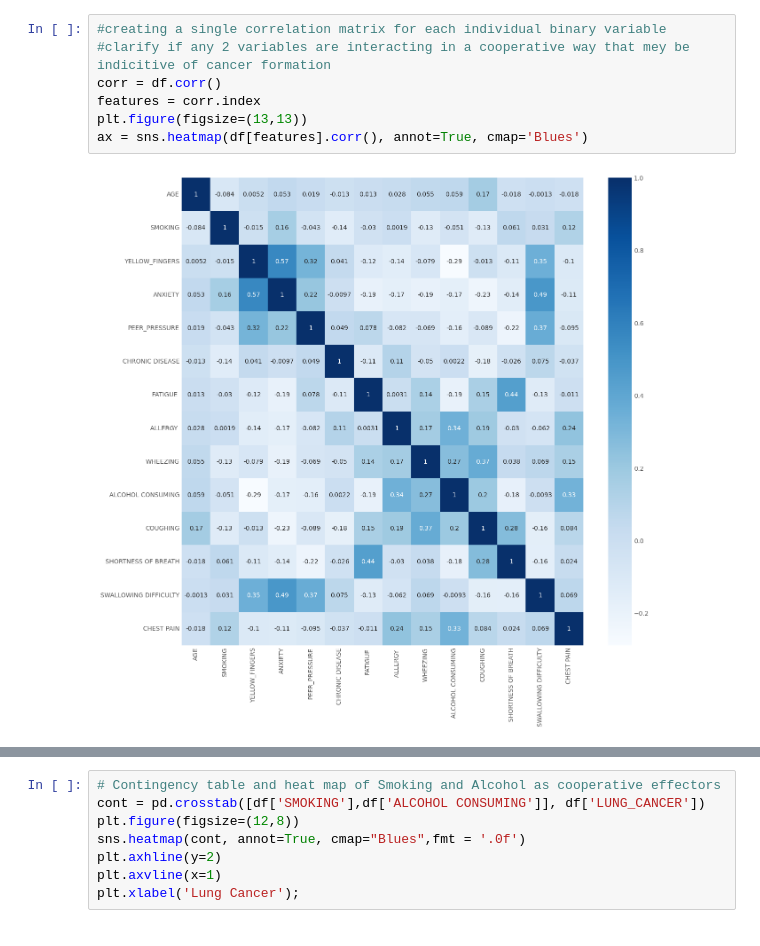
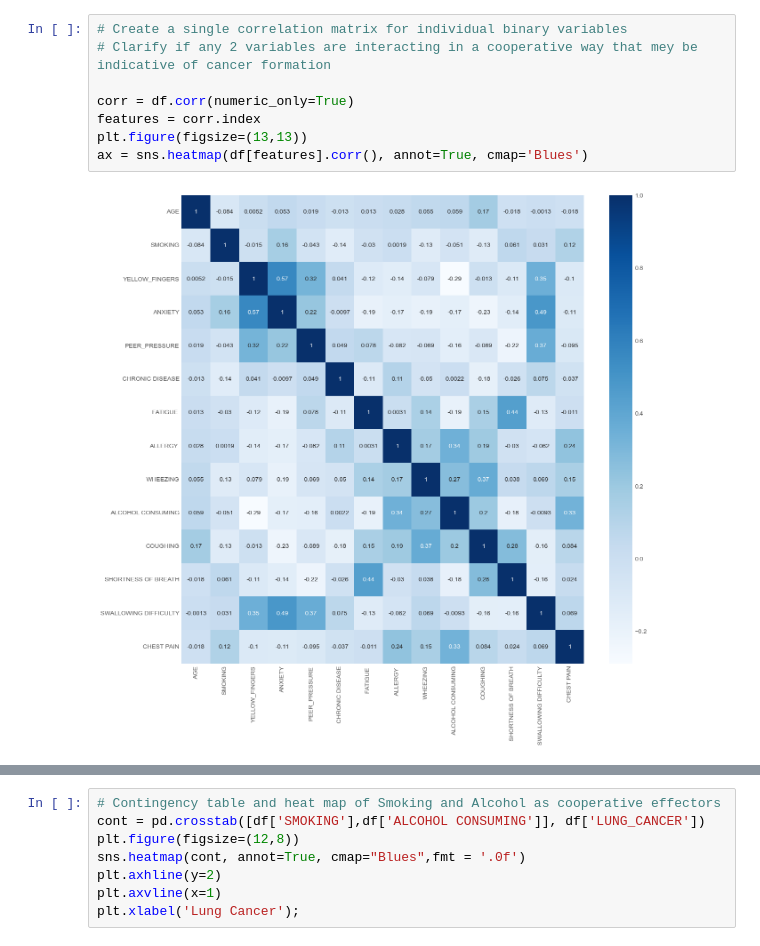
Before and after one commit to Spikes666/Data-Dive-1, a Jupyter notebook: main-James.ipynb, the cells around one changed output, grey strips where cells are left out. Drawn from its saved outputs; the diff is of its cells as text.

```diff
--- a/main-James.ipynb
+++ b/main-James.ipynb
@@ -126,12 +124,13 @@ df.head()
 | 3 | M | 63 | 2 | 2 | 2 | 1 | 1 | 1 | 1 | ... |
 | 4 | F | 63 | 1 | 2 | 1 | 1 | 1 | 1 | 1 | ... |
 # %%
-#creating a single correlation matrix for each individual binary variable
-#clarify if any 2 variables are interacting in a cooperative way that mey be indicitive of cancer formation
-corr = df.corr()
+# Create a single correlation matrix for individual binary variables
+# Clarify if any 2 variables are interacting in a cooperative way that mey be indicative of cancer formation
+
+corr = df.corr(numeric_only=True)
 features = corr.index
 plt.figure(figsize=(13,13))
 ax = sns.heatmap(df[features].corr(), annot=True, cmap='Blues')
 # %% [output]
-[figure, old version]
+[figure, new version]
 # %%
```
Also changed, not shown: parts of 20 cells of this notebook.
